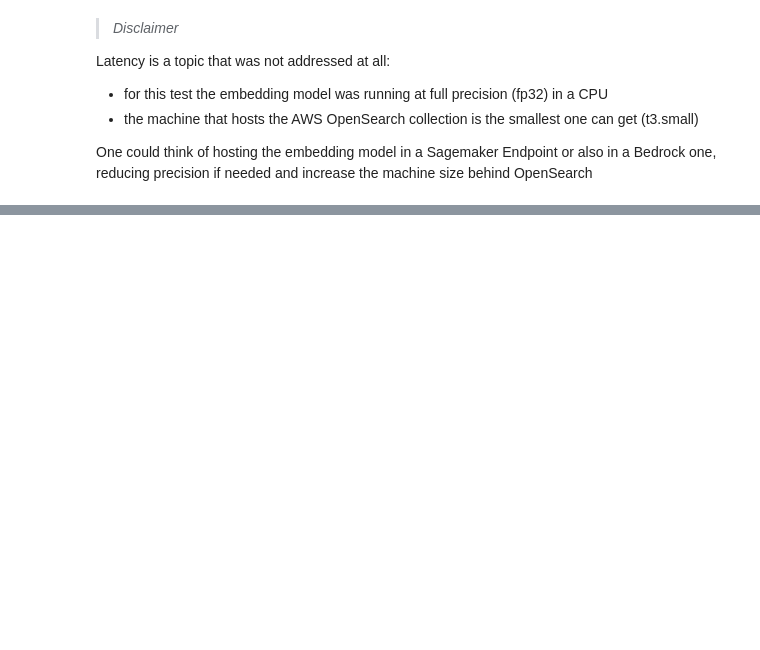
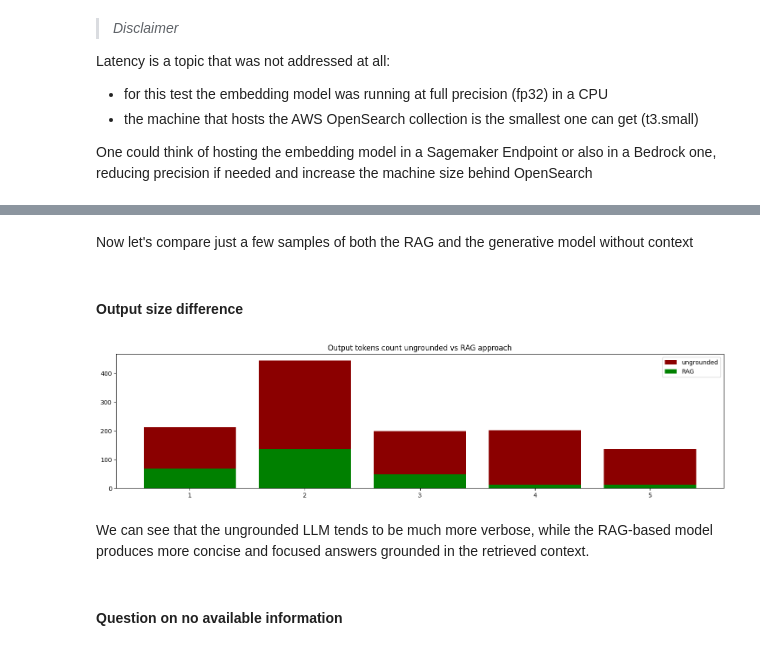
Before and after one commit to ndominutti/medical-qa-system, a Jupyter notebook: src/rag_demonstration.ipynb, the cells around one changed output, grey strips where cells are left out. Saved outputs shown, nothing was run; the diff lists cells and outputs as text; code cells hidden in the pictures; blank space fills up the shorter version.

```diff
--- a/src/rag_demonstration.ipynb
+++ b/src/rag_demonstration.ipynb
@@ -161,0 +167,5 @@ raw_model = flagg_embedding.get_model(
+# %%
+subset = df[['question','answer']].sample(50, random_state=CONFIG['RANDOM_SEED'])
+sample_questions = subset.question.tolist()
+sample_answers = subset.answer.tolist()
+sample_questions
@@ -161,0 +190,6 @@ raw_model = flagg_embedding.get_model(
+# %%
+rag_based_answers = []
+
+for question in sample_questions:
+    response, context = chat(question, model)
+    rag_based_answers.append((response,context))
@@ -161,0 +235,22 @@ raw_model = flagg_embedding.get_model(
+# %% [markdown]
+Now let's compare just a few samples of both the RAG and the generative model without context
+# %%
+sample_questions = [
+    "What is high blood pressure?",
+    "How to know if I have prostate cancer?",
+    "Does Alzheimer have a cure?",
+    "My doctor told me my cousing might have diabetic retinopathy, I'm worrier, can you tell me what is that?",
+    "If I take a paracetamol, will my hair grow blonde?"
+]
+# %%
+rag_based_answers = []
+ungrounded_answers = []
+
+for question in sample_questions:
+    response, _ = chat(question, model)
+    rag_based_answers.append(response)
+
+    response, _ = chat(question)
+    ungrounded_answers.append(response)
+# %% [markdown]
+#### Output size difference
@@ -161,0 +259,16 @@ raw_model = flagg_embedding.get_model(
+# %%
+ungrounded_size = [ans['generation_token_count'] for ans in ungrounded_answers]
+rag_size = [ans['generation_token_count'] for ans in rag_based_answers]
+
+import matplotlib.pyplot as plt
+plt.figure(figsize=(18,4))
+plt.bar(x=range(1,6), height=ungrounded_size, label='ungrounded', color='darkred')
+plt.bar(x=range(1,6), height=rag_size, label='RAG', color='green')
+plt.legend()
+plt.title('Output tokens count ungrounded vs RAG approach');
+# %% [output]
+[figure, added]
+# %% [markdown]
+We can see that the ungrounded LLM tends to be much more verbose, while the RAG-based model produces more concise and focused answers grounded in the retrieved context.
+# %% [markdown]
+#### Question on no available information
```
Also changed, not shown: parts of 22 cells of this notebook.
